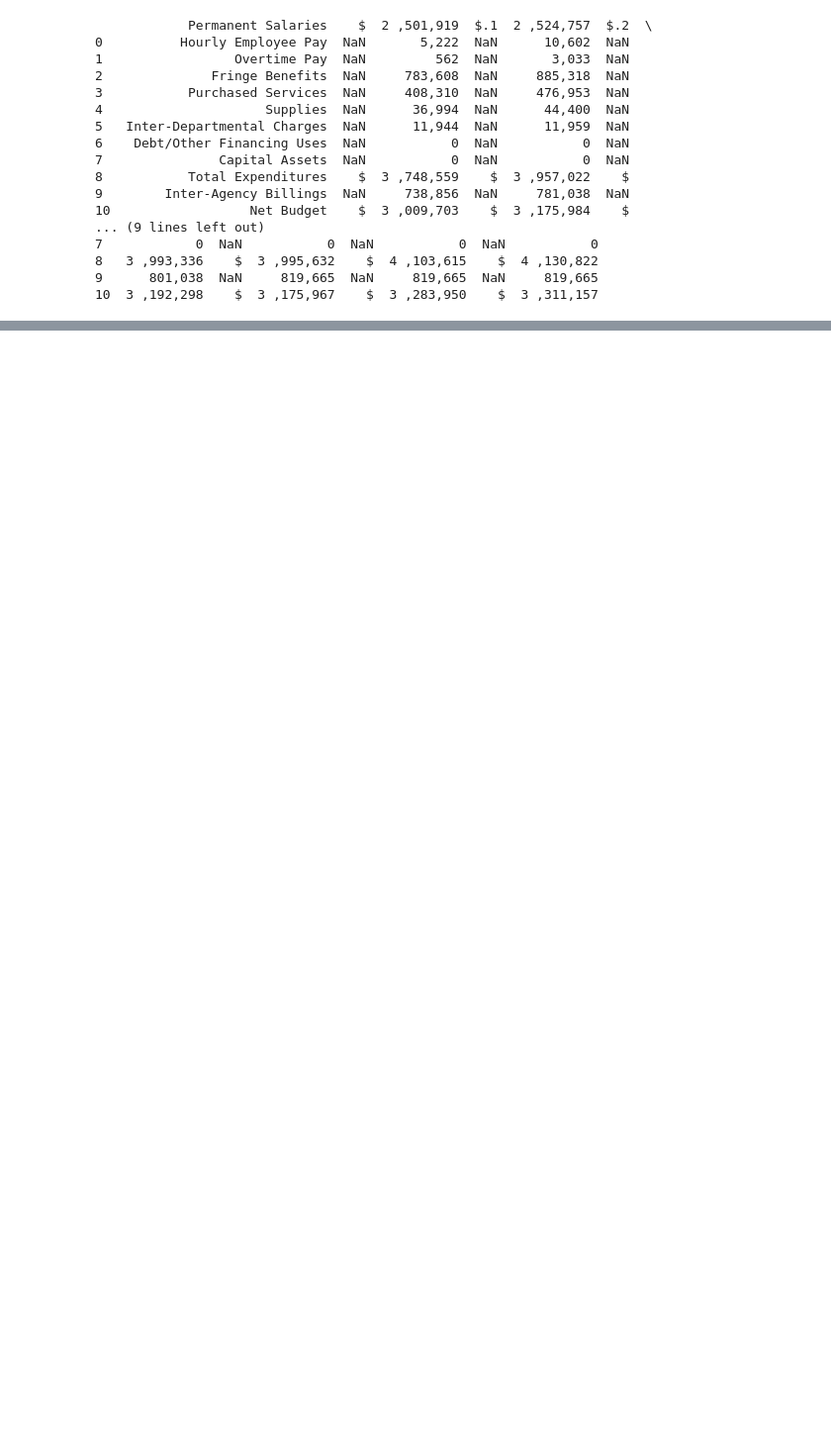
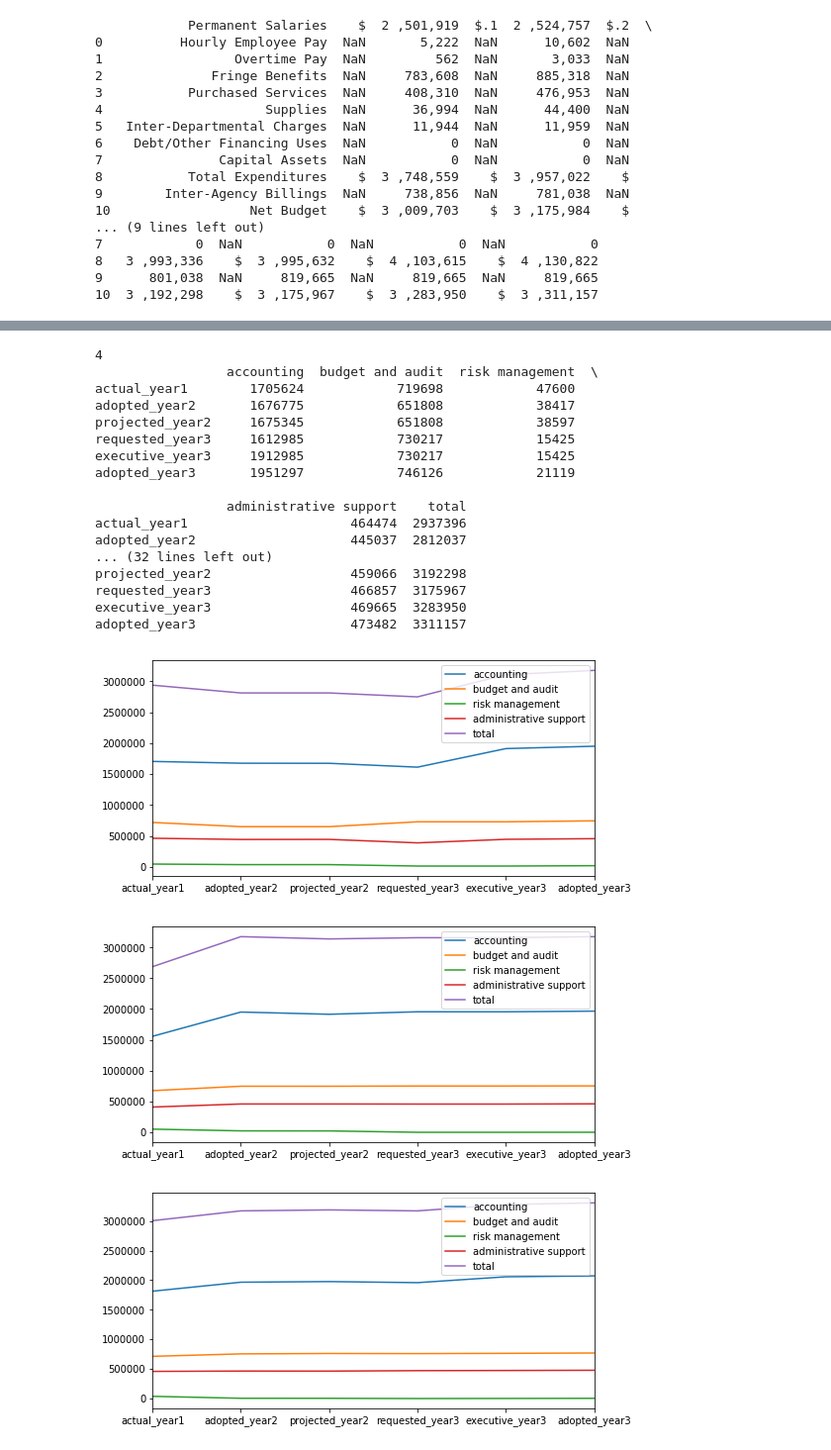
Before and after one commit to April-Zhong/s19-city-t2, a Jupyter notebook: data_analysis.ipynb, the cells around one changed output, grey strips where cells are left out. Shown at 99% size. Cells and saved outputs as stored; diff of their text form; code cells hidden in the pictures; blank space fills up the shorter version.

Commit message:
data analysis

```diff
--- a/data_analysis.ipynb
+++ b/data_analysis.ipynb
@@ -463,0 +459,80 @@ d["2015_adopted"] = l6
+# %%
+test = ["test1.pdf","test2.pdf","test3.pdf"]
+# creating a pdf file object
+for t in test:
+    pdfFileObj = open(t, 'rb')
+
+    # creating a pdf reader object
+    pdfReader = PyPDF2.PdfFileReader(pdfFileObj)
+
+    # printing number of pages in pdf file
+    print(pdfReader.numPages)
+
+    # creating a page object
+    pageObj = pdfReader.getPage(0)
+
+    # extracting text from page
+    str = ''
+    str = pageObj.extractText()
+    str = str.replace("$", "")
+    str = str.replace(",", "").strip()
+    str = str.replace(")", "")
+    L3 = str.split("\n")
+
+    if " (ERP" in L3:
+        L3.remove(' (ERP')
+    L4 = []
+    L5 = []
+    for letter in L3:
+        if letter.startswith(" ("):
+            L4.append(0 - int(letter.replace(" (","")))
+
+        if letter.strip().isdigit():
+            L4.append(int(letter.strip()))
+    d = dict()
+    l = ["actual_year1","adopted_year2","projected_year2","requested_year3","executive_year3","adopted_year3"]
+    l0 = ["accounting","budget and audit","risk management","administrative support","total"]
+
+    l1 = []
+    l2 = []
+    l3 = []
+    l4 = []
+    l5 = []
+    l6 = []
+    for i in range(len(L4)):
+        if i % 6 == 0:
+            l1.append(L4[i])
+        if i % 6 == 1:
+            l2.append(L4[i])
+        if i % 6 == 2:
+            l3.append(L4[i])
+        if i % 6 == 3:
+            l4.append(L4[i])
+        if i % 6 == 4:
+            l5.append(L4[i])
+        if i % 6 == 5:
+            l6.append(L4[i])
+    df0 = pd.DataFrame([l1,l2,l3,l4,l5,l6], index = l, columns=l0)
+    print(df0)
+    df0.plot.line(figsize=(8,4))
+# %% [output]
+4
+                 accounting  budget and audit  risk management  \
+actual_year1        1705624            719698            47600
+adopted_year2       1676775            651808            38417
+projected_year2     1675345            651808            38597
+requested_year3     1612985            730217            15425
+executive_year3     1912985            730217            15425
+adopted_year3       1951297            746126            21119
+
+                 administrative support    total
+actual_year1                     464474  2937396
+adopted_year2                    445037  2812037
+... (32 lines left out)
+projected_year2                  459066  3192298
+requested_year3                  466857  3175967
+executive_year3                  469665  3283950
+adopted_year3                    473482  3311157
+[figure, added]
+[figure, added]
+[figure, added]
```
Also changed, not shown: parts of 19 cells of this notebook.
